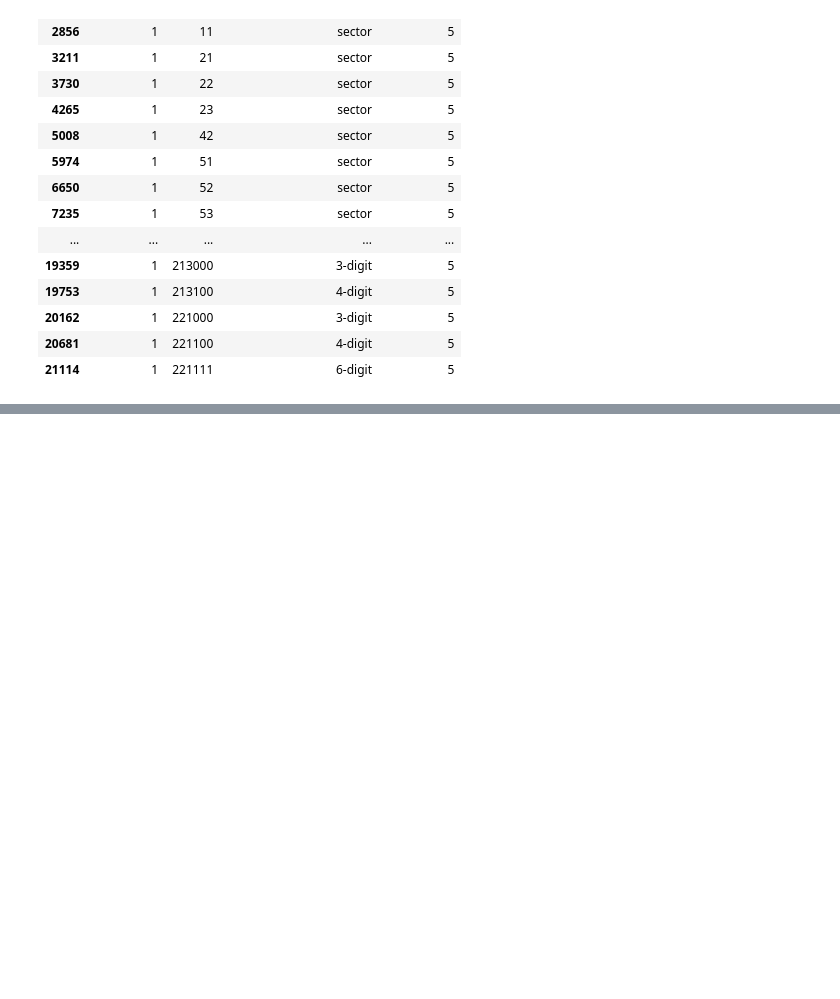
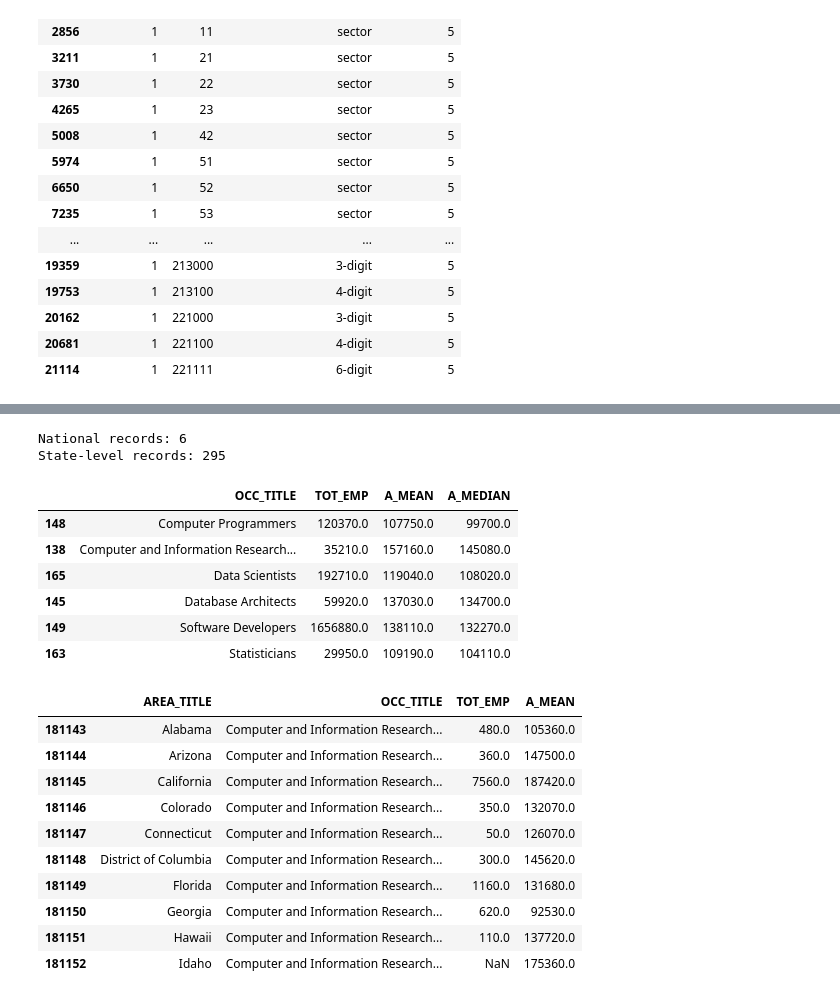
Before and after one commit to Arcanjo-jefferson/USA-AI-Employment-Analysis, a Jupyter notebook: analysis/employment_analysis.ipynb, the cells around one changed output, grey strips where cells are left out. Drawn from its saved outputs; the diff is of its cells as text; code cells hidden in the pictures; blank space fills up the shorter version.

```diff
--- a/analysis/employment_analysis.ipynb
+++ b/analysis/employment_analysis.ipynb
@@ -238,0 +599,54 @@ display(
+# %%
+
+# Select national cross-industry records
+df_national = df_ai[
+    (df_ai["AREA_TYPE"] == 1) &
+    (df_ai["NAICS"] == "000000") &
+    (df_ai["OWN_CODE"] == 1235)
+].copy()
+
+# Select state-level cross-industry records
+df_states = df_ai[
+    (df_ai["AREA_TYPE"] == 2) &
+    (df_ai["NAICS"] == "000000") &
+    (df_ai["OWN_CODE"] == 1235)
+].copy()
+
+# Check the size of both datasets
+print("National records:", len(df_national))
+print("State-level records:", len(df_states))
+
+# Display national employment and salary data
+display(
+    df_national[
+        ["OCC_TITLE", "TOT_EMP", "A_MEAN", "A_MEDIAN"]
+    ].sort_values("OCC_TITLE")
+)
+
+# Display a sample of state-level data
+display(
+    df_states[
+        ["AREA_TITLE", "OCC_TITLE", "TOT_EMP", "A_MEAN"]
+    ].head(10)
+)
+# %% [output]
+National records: 6
+State-level records: 295
+|  | OCC_TITLE | TOT_EMP | A_MEAN | A_MEDIAN |
+| 148 | Computer Programmers | 120370.0 | 107750.0 | 99700.0 |
+| 138 | Computer and Information Research... | 35210.0 | 157160.0 | 145080.0 |
+| 165 | Data Scientists | 192710.0 | 119040.0 | 108020.0 |
+| 145 | Database Architects | 59920.0 | 137030.0 | 134700.0 |
+| 149 | Software Developers | 1656880.0 | 138110.0 | 132270.0 |
+| 163 | Statisticians | 29950.0 | 109190.0 | 104110.0 |
+|  | AREA_TITLE | OCC_TITLE | TOT_EMP | A_MEAN |
+| 181143 | Alabama | Computer and Information Research... | 480.0 | 105360.0 |
+| 181144 | Arizona | Computer and Information Research... | 360.0 | 147500.0 |
+| 181145 | California | Computer and Information Research... | 7560.0 | 187420.0 |
+| 181146 | Colorado | Computer and Information Research... | 350.0 | 132070.0 |
+| 181147 | Connecticut | Computer and Information Research... | 50.0 | 126070.0 |
+| 181148 | District of Columbia | Computer and Information Research... | 300.0 | 145620.0 |
+| 181149 | Florida | Computer and Information Research... | 1160.0 | 131680.0 |
+| 181150 | Georgia | Computer and Information Research... | 620.0 | 92530.0 |
+| 181151 | Hawaii | Computer and Information Research... | 110.0 | 137720.0 |
+| 181152 | Idaho | Computer and Information Research... | NaN | 175360.0 |
```
Also changed, not shown: parts of 27 cells of this notebook.
